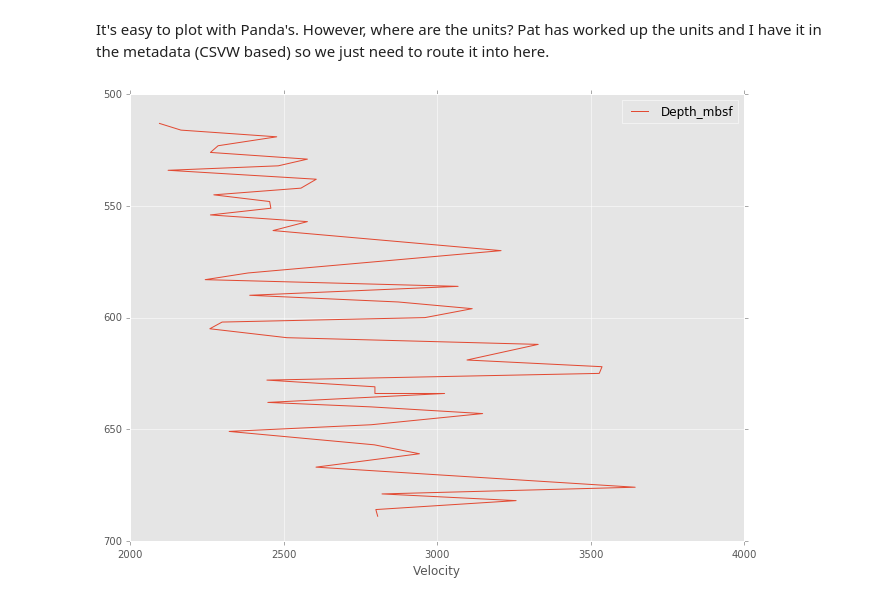
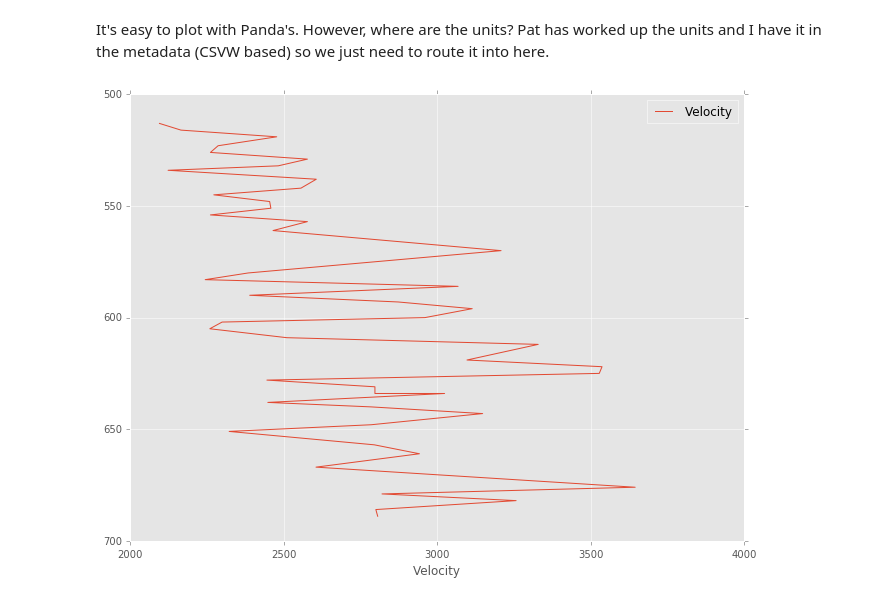
Before and after one commit to OpenCoreData/OpenCoreNotebooks, a Jupyter notebook: OCDServiceNotebook_1.ipynb, the cells around one changed output. Saved outputs shown, nothing was run; the diff lists cells and outputs as text; code cells hidden in the pictures.

```diff
--- a/OCDServiceNotebook_1.ipynb
+++ b/OCDServiceNotebook_1.ipynb
@@ -91,6 +91,6 @@ It's easy to plot with Panda's.  However, where are the units?  Pat has worked u
 # %%
 # Plot Velocity vs depth (pehaps do as type="scatter" too)
 matplotlib.rcParams['figure.figsize'] = 11,8
-df.plot(x='Velocity',y='Depth_mbsf', xlim=[2000,4000]).invert_yaxis()
+df.plot(x='Velocity',y='Depth_mbsf', xlim=[2000,4000], label='Velocity').invert_yaxis()
 # %% [output]
-[figure, old version]
+[figure, new version]
```
Also changed, not shown: 1 other file.
